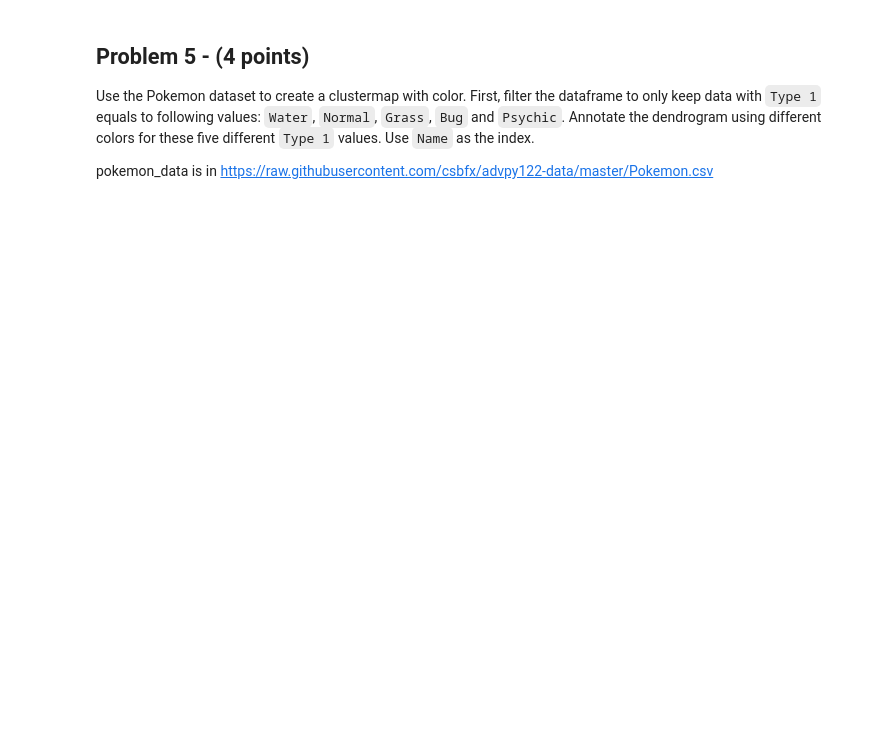
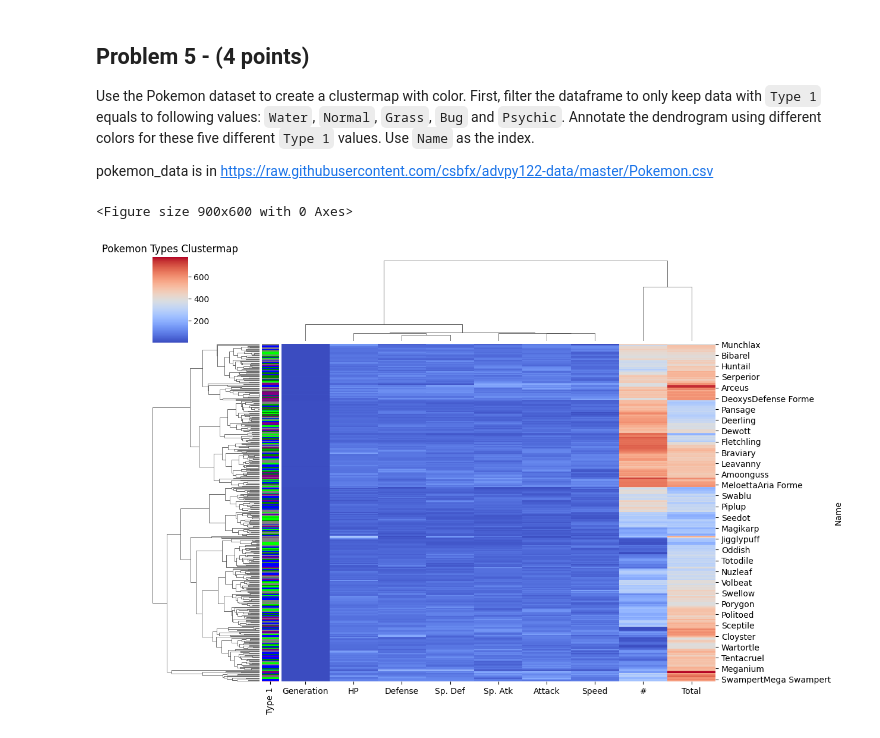
Before and after one commit to CS133-DataVisualization/cs133-datavisualization-fall2024-mini-assignments-mini-assignments, a Jupyter notebook: LeeJUSTIN_A11/Colab_A11_heatmap.ipynb, the cells around one changed output. Cells and saved outputs as stored; diff of their text form; code cells hidden in the pictures; blank space fills up the shorter version.

```diff
--- a/LeeJUSTIN_A11/Colab_A11_heatmap.ipynb
+++ b/LeeJUSTIN_A11/Colab_A11_heatmap.ipynb
@@ -59,0 +94,28 @@ pokemon_data is in https://raw.githubusercontent.com/csbfx/advpy122-data/master/
+# %%
+# Problem 5
+pokemon_df = pd.read_csv("https://raw.githubusercontent.com/csbfx/advpy122-data/master/Pokemon.csv").set_index("Name")
+filtered = pokemon_df[pokemon_df["Type 1"].isin(["Water","Normal","Grass","Bug","Psychic"])]
+filtered_data = filtered.select_dtypes(include="number")
+
+type_colors = {
+    "Water": "blue",
+    "Normal": "gray",
+    "Grass": "green",
+    "Bug": "lime",
+    "Psychic": "purple"
+}
+row_colors = filtered["Type 1"].map(type_colors)
+
+plt.figure(figsize=(9, 6))
+sns.clustermap(
+    filtered_data,
+    figsize=(12, 8),
+    row_colors=row_colors,
+    cmap="coolwarm"
+)
+
+plt.title("Pokemon Types Clustermap")
+plt.show()
+# %% [output]
+<Figure size 900x600 with 0 Axes>
+[figure, added]
```
Also changed, not shown: parts of 12 cells of this notebook.
